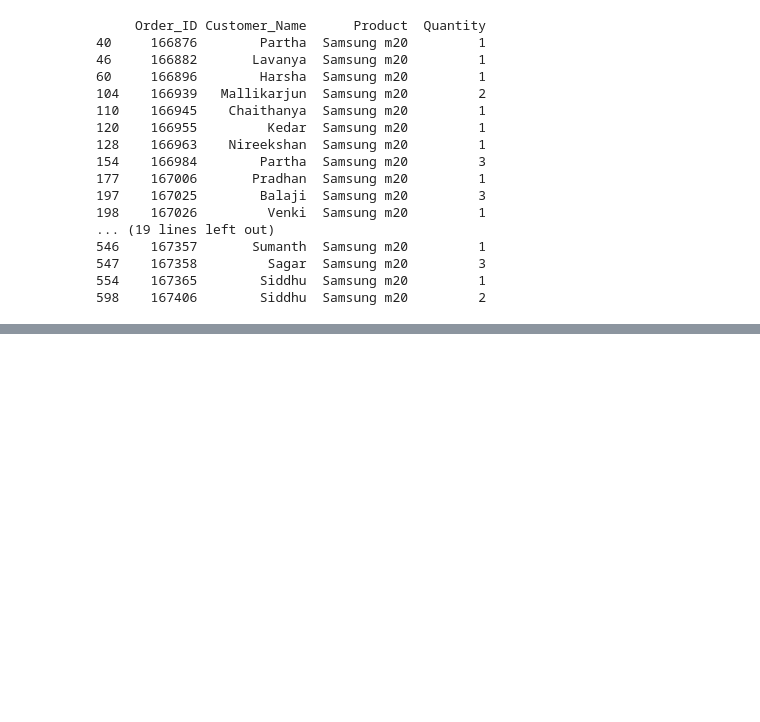
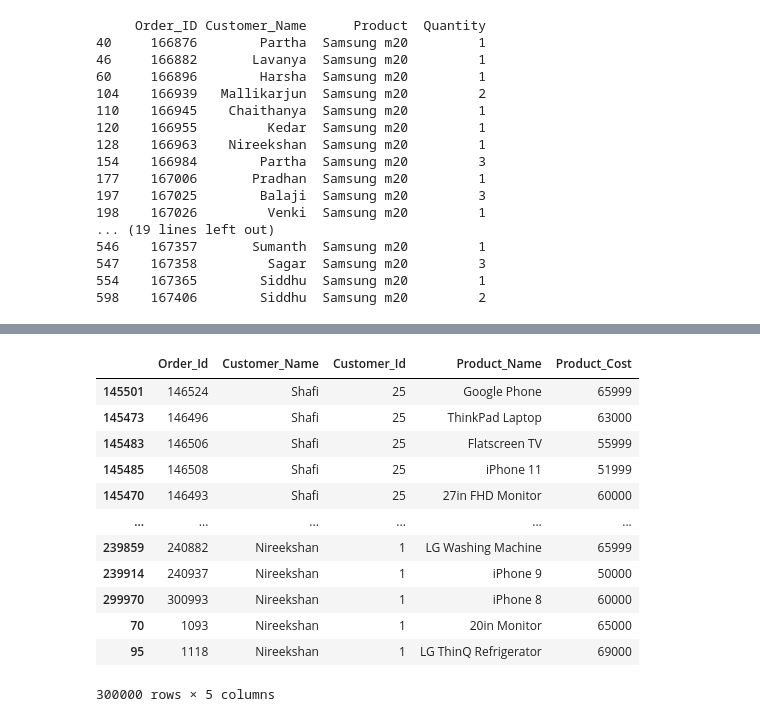
Before and after one commit to yash144-code/daily-python-work, a Jupyter notebook: data_science.ipynb, the cells around one changed output, grey strips where cells are left out. Cells and saved outputs as stored; diff of their text form; code cells hidden in the pictures; blank space fills up the shorter version.

```diff
--- a/data_science.ipynb
+++ b/data_science.ipynb
@@ -3946,0 +4385,19 @@ print(df[purchased])
+# %%
+import pandas as pd
+df = pd.read_csv("sales4.csv")
+df2 = df.sort_values(by = 'Customer_Id',ascending = False)
+display(df2)
+# %% [output]
+|  | Order_Id | Customer_Name | Customer_Id | Product_Name | Product_Cost |
+| 145501 | 146524 | Shafi | 25 | Google Phone | 65999 |
+| 145473 | 146496 | Shafi | 25 | ThinkPad Laptop | 63000 |
+| 145483 | 146506 | Shafi | 25 | Flatscreen TV | 55999 |
+| 145485 | 146508 | Shafi | 25 | iPhone 11 | 51999 |
+| 145470 | 146493 | Shafi | 25 | 27in FHD Monitor | 60000 |
+| ... | ... | ... | ... | ... | ... |
+| 239859 | 240882 | Nireekshan | 1 | LG Washing Machine | 65999 |
+| 239914 | 240937 | Nireekshan | 1 | iPhone 9 | 50000 |
+| 299970 | 300993 | Nireekshan | 1 | iPhone 8 | 60000 |
+| 70 | 1093 | Nireekshan | 1 | 20in Monitor | 65000 |
+| 95 | 1118 | Nireekshan | 1 | LG ThinQ Refrigerator | 69000 |
+300000 rows × 5 columns
```
Also changed, not shown: parts of 23 cells of this notebook.
